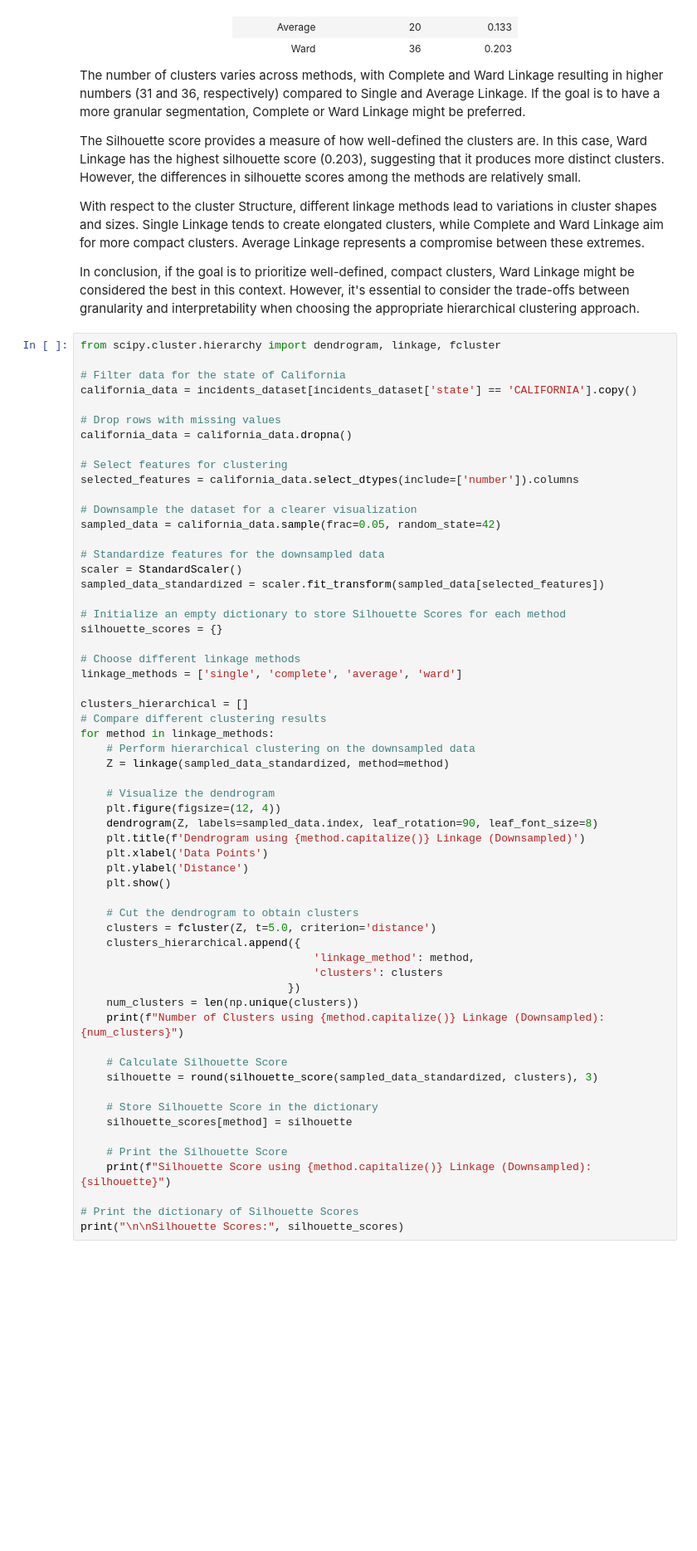
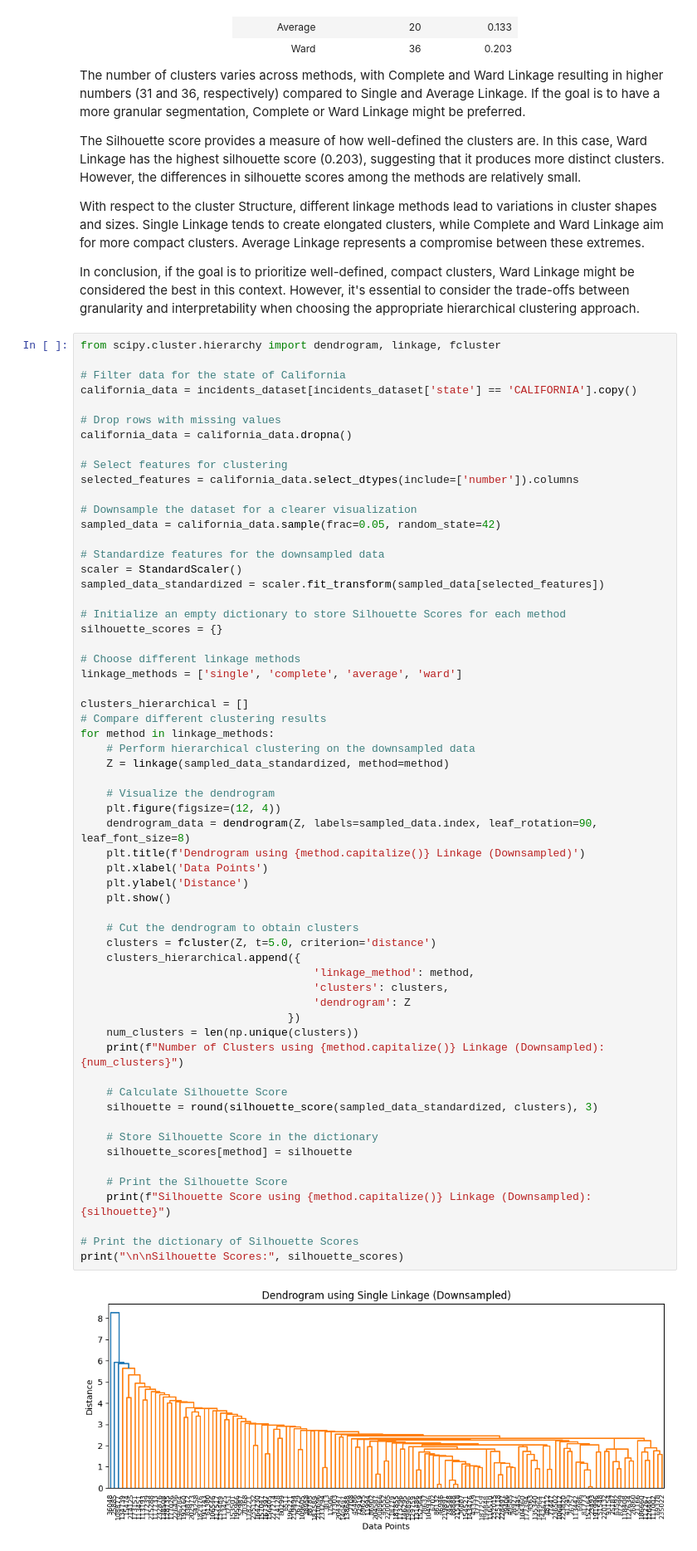
Before and after one commit to Marc2910llv/Gun-Incidents-In-USA-DataMining, a Jupyter notebook: Data_Mining_Project.ipynb, the cells around one changed output. Shown at 83% size. Drawn from its saved outputs; the diff is of its cells as text; blank space fills up the shorter version.

```diff
--- a/Data_Mining_Project.ipynb
+++ b/Data_Mining_Project.ipynb
@@ -1350,32 +1814,35 @@ clusters_hierarchical = []
 for method in linkage_methods:
     # Perform hierarchical clustering on the downsampled data
     Z = linkage(sampled_data_standardized, method=method)
 
     # Visualize the dendrogram
     plt.figure(figsize=(12, 4))
-    dendrogram(Z, labels=sampled_data.index, leaf_rotation=90, leaf_font_size=8)
+    dendrogram_data = dendrogram(Z, labels=sampled_data.index, leaf_rotation=90, leaf_font_size=8)
     plt.title(f'Dendrogram using {method.capitalize()} Linkage (Downsampled)')
     plt.xlabel('Data Points')
     plt.ylabel('Distance')
     plt.show()
 
     # Cut the dendrogram to obtain clusters
     clusters = fcluster(Z, t=5.0, criterion='distance')
     clusters_hierarchical.append({
                                     'linkage_method': method,
-                                    'clusters': clusters
+                                    'clusters': clusters,
+                                    'dendrogram': Z
                                 })
     num_clusters = len(np.unique(clusters))
     print(f"Number of Clusters using {method.capitalize()} Linkage (Downsampled): {num_clusters}")
 
     # Calculate Silhouette Score
     silhouette = round(silhouette_score(sampled_data_standardized, clusters), 3)
 
     # Store Silhouette Score in the dictionary
     silhouette_scores[method] = silhouette
 
     # Print the Silhouette Score
     print(f"Silhouette Score using {method.capitalize()} Linkage (Downsampled): {silhouette}")
 
 # Print the dictionary of Silhouette Scores
 print("\n\nSilhouette Scores:", silhouette_scores)
+# %% [output]
+[figure, added]
```
Also changed, not shown: parts of 80 cells of this notebook.
